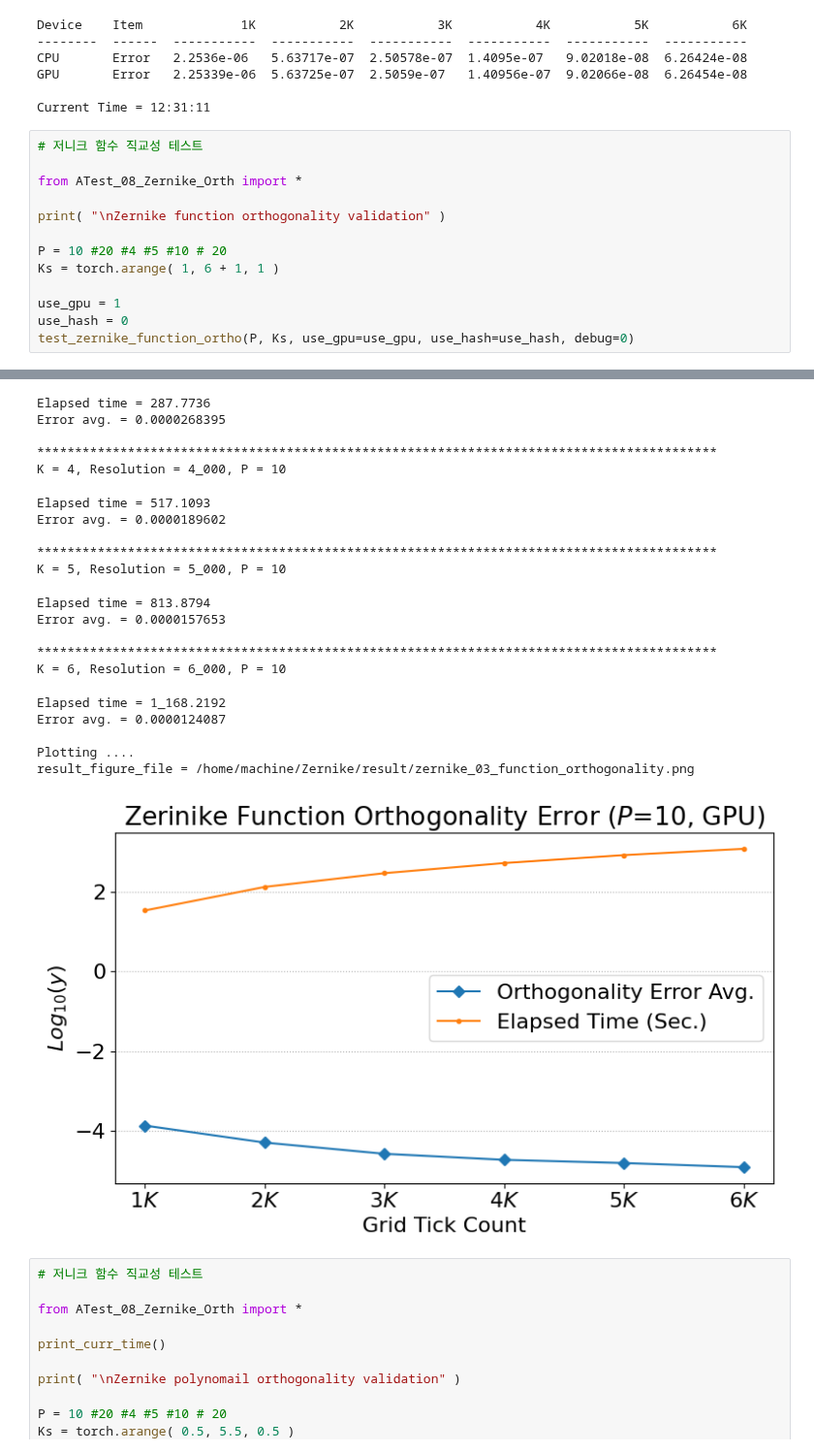
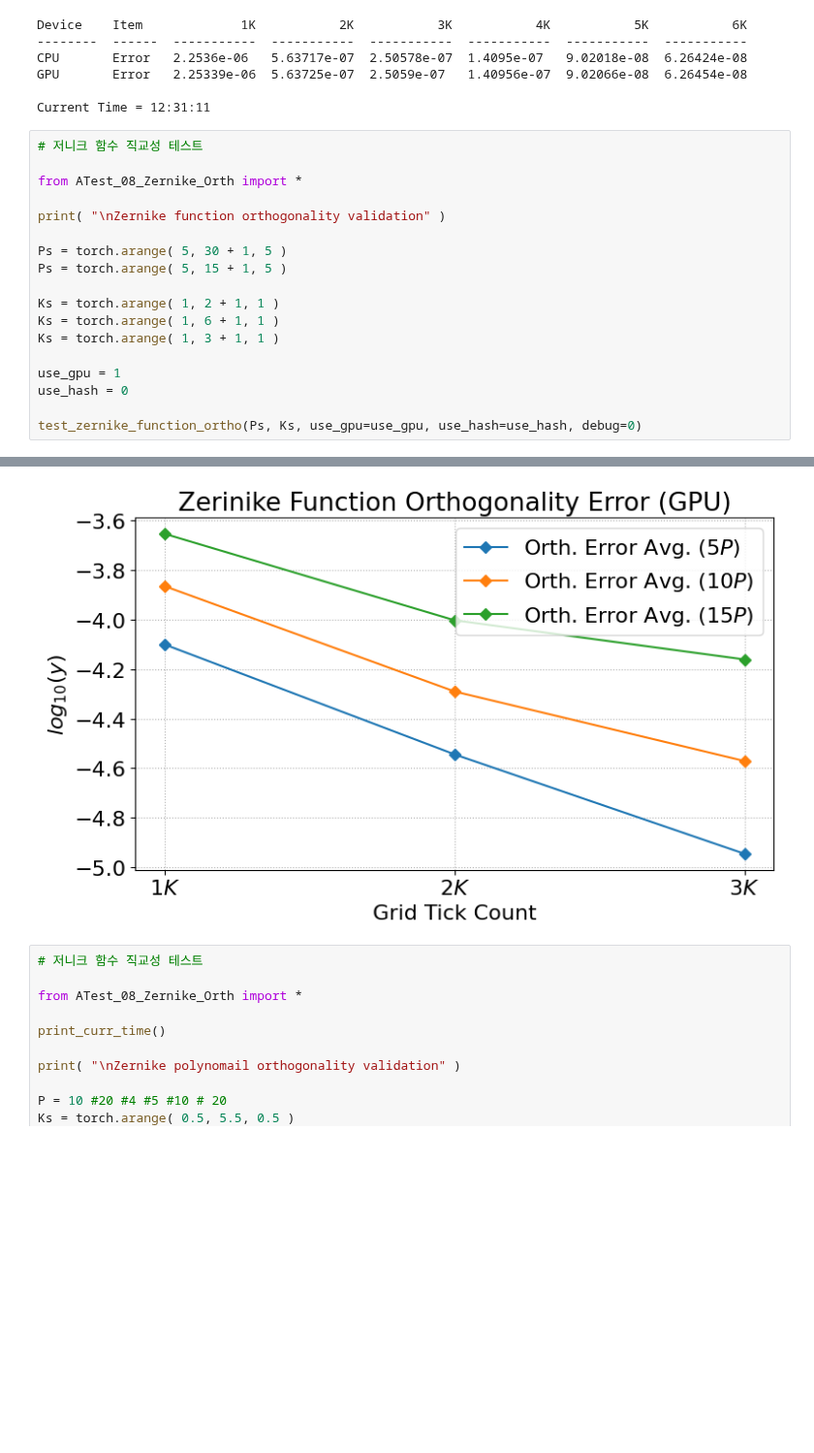
Before and after one commit to sunabove/Zernike, a Jupyter notebook: ATest_08_Zernike_Orth.ipynb, the cells around one changed output, grey strips where cells are left out. Shown at 97% size. Saved outputs shown, nothing was run; the diff lists cells and outputs as text; blank space fills up the shorter version.

```diff
--- a/ATest_08_Zernike_Orth.ipynb
+++ b/ATest_08_Zernike_Orth.ipynb
@@ -43,10 +43,15 @@ from ATest_08_Zernike_Orth import *
 
 print( "\nZernike function orthogonality validation" )
 
-P = 10 #20 #4 #5 #10 # 20
+Ps = torch.arange( 5, 30 + 1, 5 )
+Ps = torch.arange( 5, 15 + 1, 5 )
+
+Ks = torch.arange( 1, 2 + 1, 1 )
 Ks = torch.arange( 1, 6 + 1, 1 )
+Ks = torch.arange( 1, 3 + 1, 1 )
 
 use_gpu = 1
 use_hash = 0
-test_zernike_function_ortho(P, Ks, use_gpu=use_gpu, use_hash=use_hash, debug=0)
+
+test_zernike_function_ortho(Ps, Ks, use_gpu=use_gpu, use_hash=use_hash, debug=0)
 # %% [output]
@@ -70,24 +75,4 @@ K = 3, Resolution = 3_000, P = 10
-Elapsed time = 287.7736
-Error avg. = 0.0000268395
-
-******************************************************************************************
-K = 4, Resolution = 4_000, P = 10
-Elapsed time = 517.1093
-Error avg. = 0.0000189602
-
-******************************************************************************************
-K = 5, Resolution = 5_000, P = 10
-Elapsed time = 813.8794
-Error avg. = 0.0000157653
-
-******************************************************************************************
-K = 6, Resolution = 6_000, P = 10
-Elapsed time = 1_168.2192
-Error avg. = 0.0000124087
-
-Plotting ....
-result_figure_file = /home/machine/Zernike/result/zernike_03_function_orthogonality.png
-[figure, old version]
+[figure, new version]
 # %%
 # 저니크 함수 직교성 테스트
 
```
Also changed, not shown: parts of 1 cell of this notebook, 3 other files.
